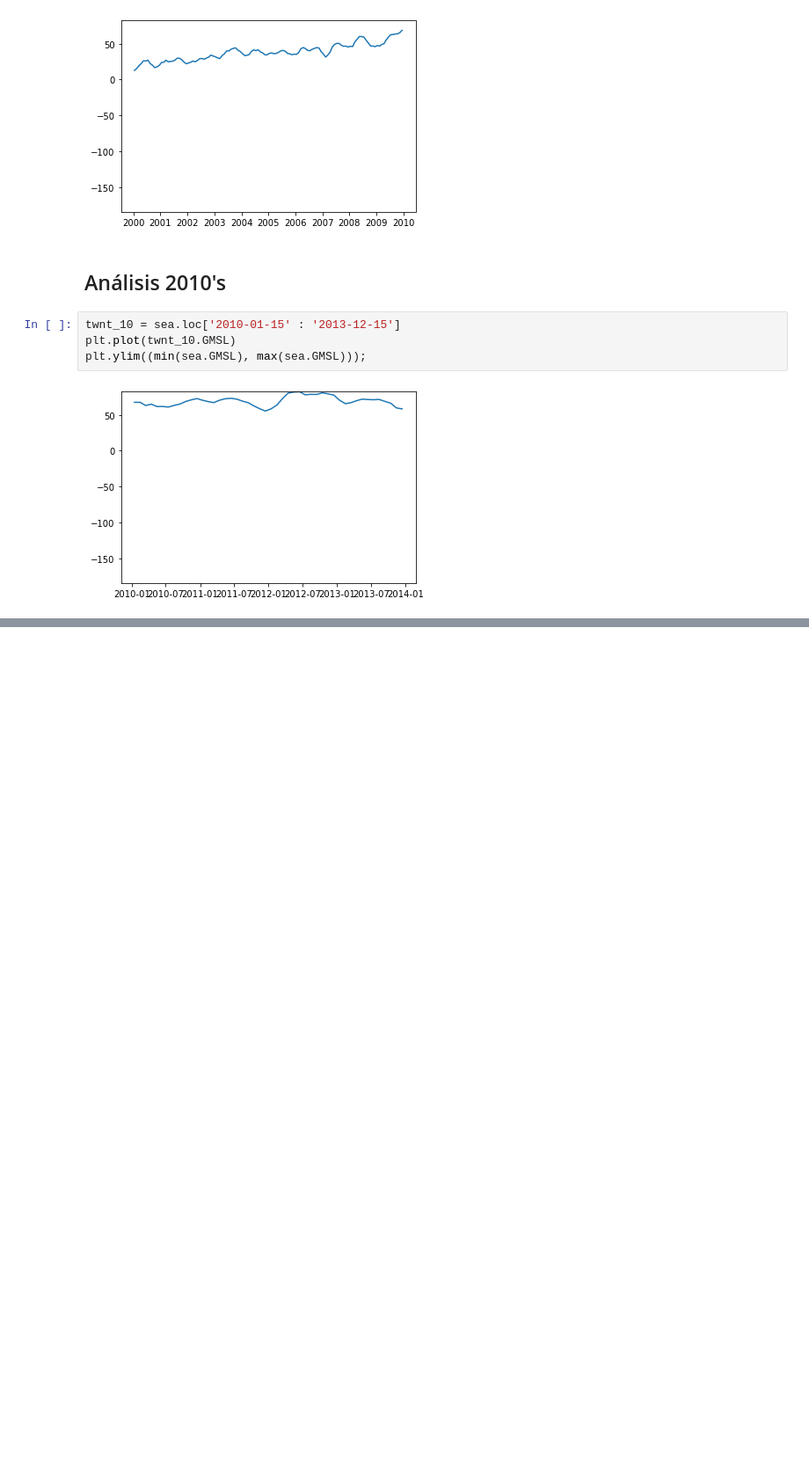
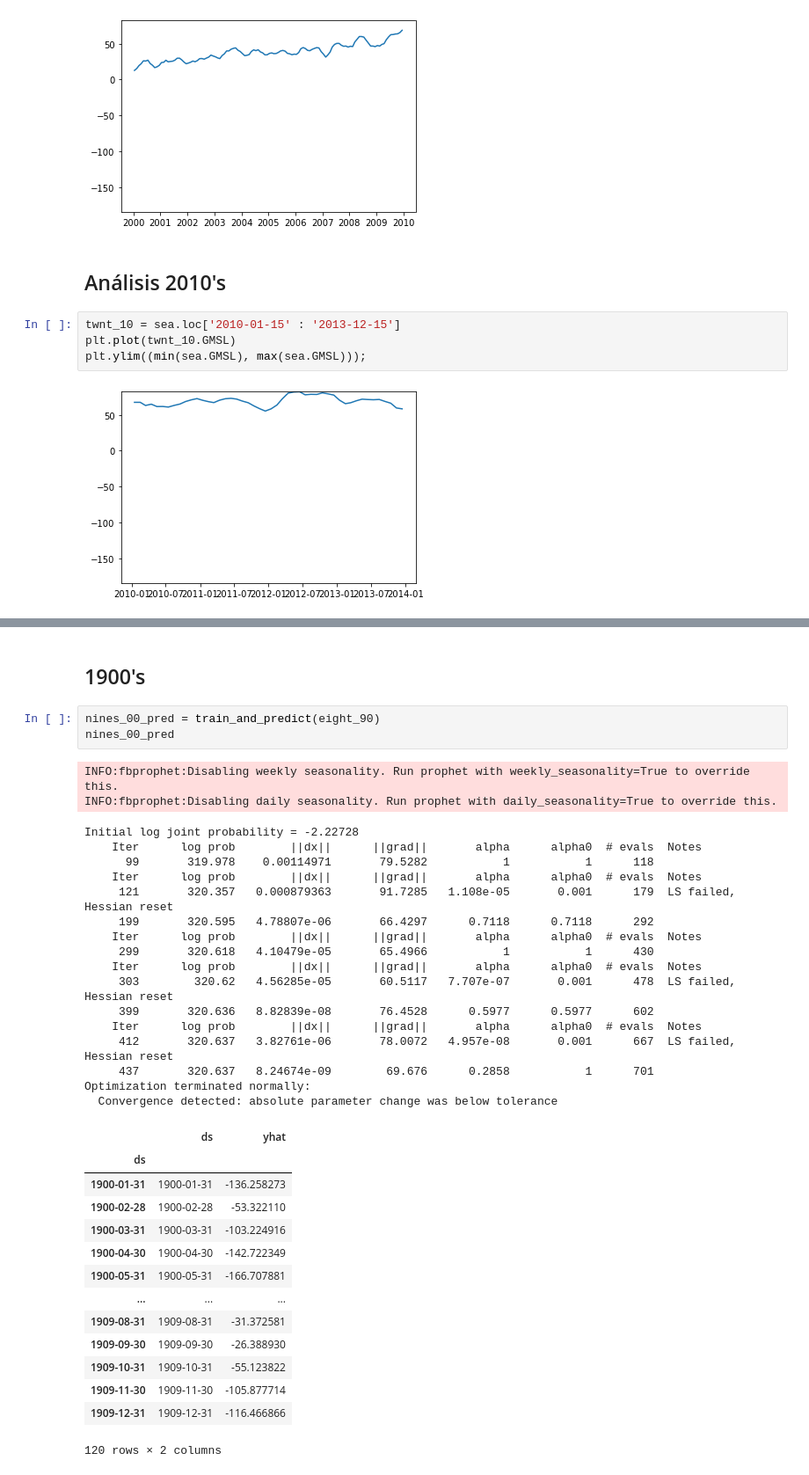
Before and after one commit to kaaiik/Proyecto-final, a Jupyter notebook: notebook/sea_level.ipynb, the cells around one changed output, grey strips where cells are left out. Shown at 88% size. Saved outputs shown, nothing was run; the diff lists cells and outputs as text; blank space fills up the shorter version.

```diff
--- a/notebook/sea_level.ipynb
+++ b/notebook/sea_level.ipynb
@@ -244,0 +195,38 @@ comparador(nines_00.GMSL, nines_00_pred.yhat, sea.GMSL)
+# %% [markdown]
+## 1900's
+# %%
+nines_00_pred = train_and_predict(eight_90)
+nines_00_pred
+# %% [output]
+INFO:fbprophet:Disabling weekly seasonality. Run prophet with weekly_seasonality=True to override this.
+INFO:fbprophet:Disabling daily seasonality. Run prophet with daily_seasonality=True to override this.
+Initial log joint probability = -2.22728
+    Iter      log prob        ||dx||      ||grad||       alpha      alpha0  # evals  Notes
+      99       319.978    0.00114971       79.5282           1           1      118
+    Iter      log prob        ||dx||      ||grad||       alpha      alpha0  # evals  Notes
+     121       320.357   0.000879363       91.7285   1.108e-05       0.001      179  LS failed, Hessian reset
+     199       320.595   4.78807e-06       66.4297      0.7118      0.7118      292
+    Iter      log prob        ||dx||      ||grad||       alpha      alpha0  # evals  Notes
+     299       320.618   4.10479e-05       65.4966           1           1      430
+    Iter      log prob        ||dx||      ||grad||       alpha      alpha0  # evals  Notes
+     303        320.62   4.56285e-05       60.5117   7.707e-07       0.001      478  LS failed, Hessian reset
+     399       320.636   8.82839e-08       76.4528      0.5977      0.5977      602
+    Iter      log prob        ||dx||      ||grad||       alpha      alpha0  # evals  Notes
+     412       320.637   3.82761e-06       78.0072   4.957e-08       0.001      667  LS failed, Hessian reset
+     437       320.637   8.24674e-09        69.676      0.2858           1      701
+Optimization terminated normally:
+  Convergence detected: absolute parameter change was below tolerance
+|  | ds | yhat |
+| ds |  |  |
+| 1900-01-31 | 1900-01-31 | -136.258273 |
+| 1900-02-28 | 1900-02-28 | -53.322110 |
+| 1900-03-31 | 1900-03-31 | -103.224916 |
+| 1900-04-30 | 1900-04-30 | -142.722349 |
+| 1900-05-31 | 1900-05-31 | -166.707881 |
+| ... | ... | ... |
+| 1909-08-31 | 1909-08-31 | -31.372581 |
+| 1909-09-30 | 1909-09-30 | -26.388930 |
+| 1909-10-31 | 1909-10-31 | -55.123822 |
+| 1909-11-30 | 1909-11-30 | -105.877714 |
+| 1909-12-31 | 1909-12-31 | -116.466866 |
+120 rows × 2 columns
```
Also changed, not shown: parts of 37 cells of this notebook.
